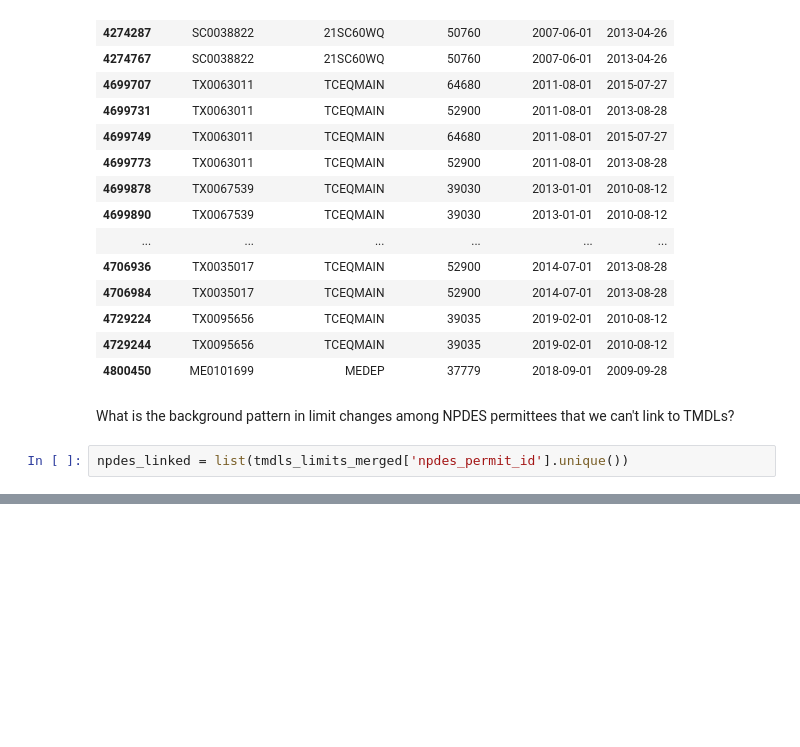
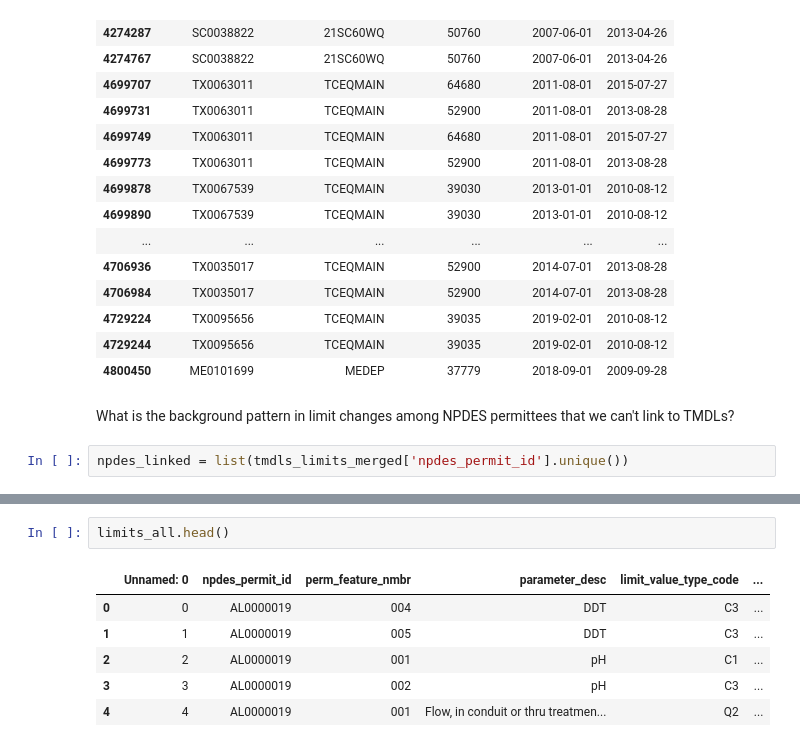
Before and after one commit to reglab/TMDLs_archived, a Jupyter notebook: TMDLS_limit_changes.ipynb, the cells around one changed output, grey strips where cells are left out. Drawn from its saved outputs; the diff is of its cells as text; blank space fills up the shorter version.

```diff
--- a/TMDLS_limit_changes.ipynb
+++ b/TMDLS_limit_changes.ipynb
@@ -716,0 +803,9 @@ plt.legend();
+# %%
+limits_all.head()
+# %% [output]
+|  | Unnamed: 0 | npdes_permit_id | perm_feature_nmbr | parameter_desc | limit_value_type_code | ... |
+| 0 | 0 | AL0000019 | 004 | DDT | C3 | ... |
+| 1 | 1 | AL0000019 | 005 | DDT | C3 | ... |
+| 2 | 2 | AL0000019 | 001 | pH | C1 | ... |
+| 3 | 3 | AL0000019 | 002 | pH | C3 | ... |
+| 4 | 4 | AL0000019 | 001 | Flow, in conduit or thru treatmen... | Q2 | ... |
```
Also changed, not shown: parts of 8 cells of this notebook, 1 other file.
